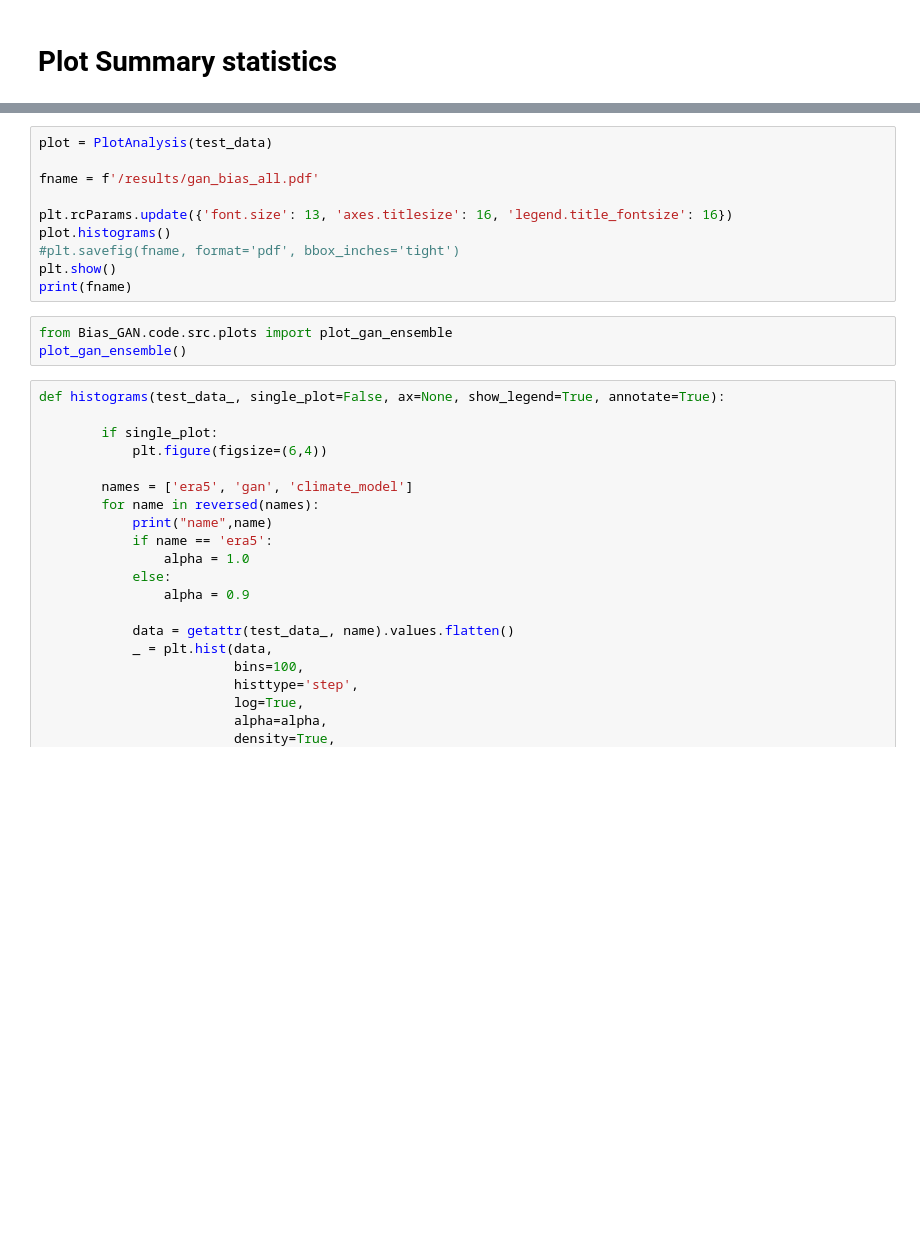
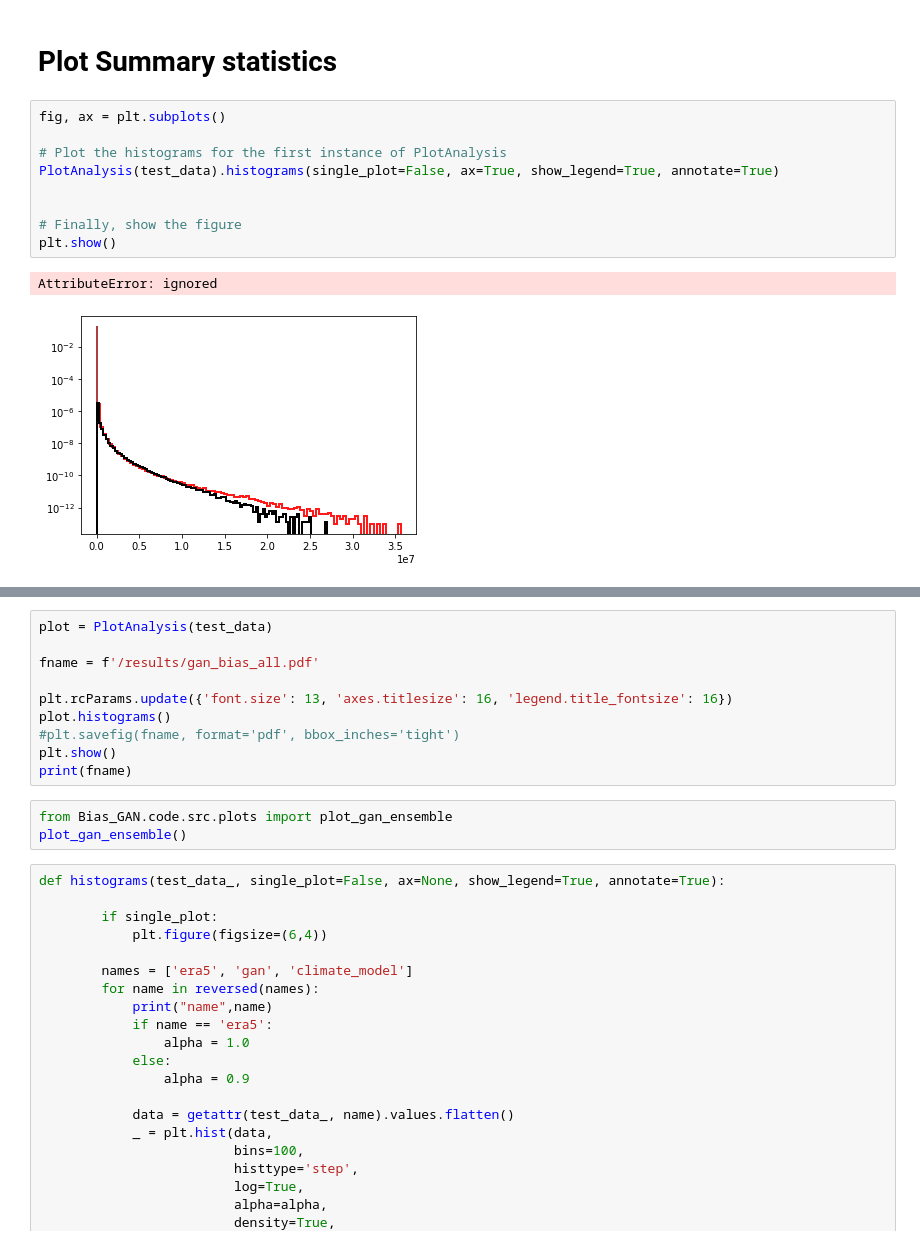
Before and after one commit to aim56009/Bias_GAN, a Jupyter notebook: code/run_notebook.ipynb, the cells around one changed output, grey strips where cells are left out. Saved outputs shown, nothing was run; the diff lists cells and outputs as text; blank space fills up the shorter version.

Commit message:
work on plots

```diff
--- a/code/run_notebook.ipynb
+++ b/code/run_notebook.ipynb
@@ -785,4 +877,16 @@ PlotAnalysis(test_data).single_frames(projection="cyl",time_index=time_index)
 # %% [markdown]
 # Plot Summary statistics
+# %%
+fig, ax = plt.subplots()
+
+# Plot the histograms for the first instance of PlotAnalysis
+PlotAnalysis(test_data).histograms(single_plot=False, ax=True, show_legend=True, annotate=True)
+
+
+# Finally, show the figure
+plt.show()
+# %% [output]
+AttributeError: ignored
+[figure, added]
 # %%
 PlotAnalysis(test_data).histograms(single_plot=True, ax=True, show_legend=True, annotate=True)
```
Also changed, not shown: parts of 10 cells of this notebook.
